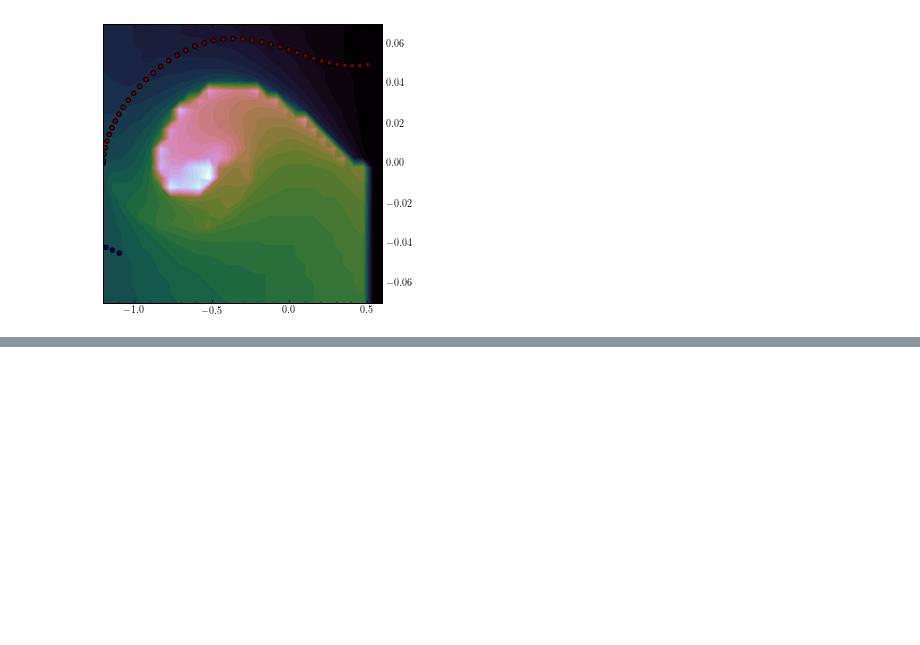
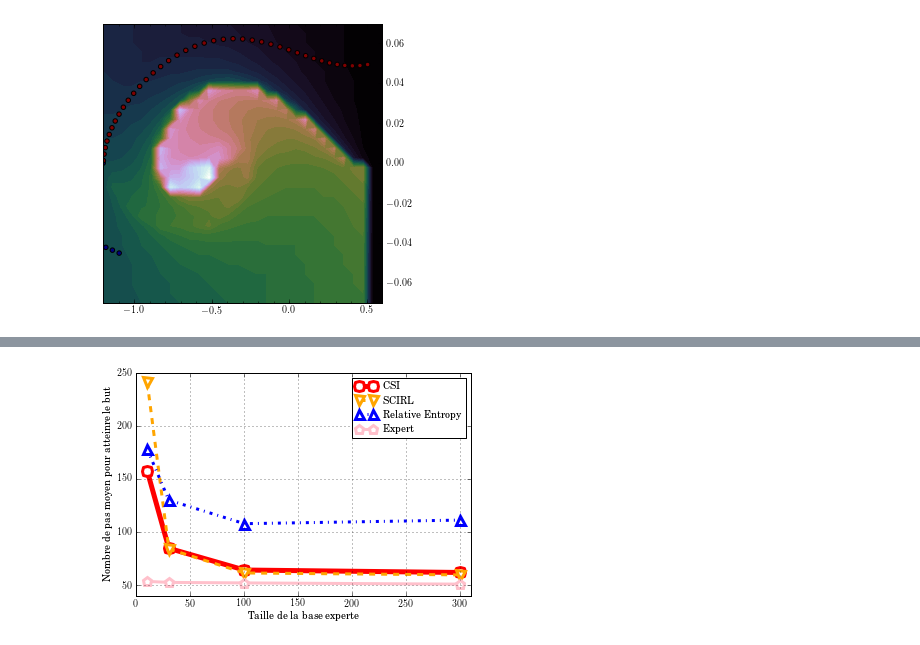
Before and after one commit to edouardklein/RL-and-IRL, a Jupyter notebook: Plot19.ipynb, the cells around one changed output, grey strips where cells are left out. Drawn from its saved outputs; the diff is of its cells as text; code cells hidden in the pictures; blank space fills up the shorter version.

```diff
--- a/Plot19.ipynb
+++ b/Plot19.ipynb
@@ -436,0 +474,25 @@ UnicodeEncodeError: 'ascii' codec can't encode character '\xe9' in position 308:
+# %%
+X=[10, 30, 100, 300, 700, 1000]
+CSI_data = genfromtxt("data/CSI_X_10_30_100_300_700_1000.mat")
+SCIRL_data = genfromtxt("data/SCIRL_X_10_30_100_300_700_1000.mat")
+SCIRLMC_data = genfromtxt("data/SCIRLMC_X_10_30_100_300_700_1000.mat")
+RE_data = genfromtxt("data/RE_X_10_30_100_300_700_1000.mat")
+Classif_data = genfromtxt("data/Classif_X_10_30_100_300_700_1000.mat")
+Expert_data = genfromtxt("data/Expert_X_10_30_100_300_700_1000.mat")
+rc('text', usetex=True)
+rcParams['text.usetex'] = True
+rcParams['font.family'] = 'serif'
+rcParams['legend.fontsize'] = 'medium'
+plot(X[:4],mean(CSI_data,axis=1)[:4],"ro-",mec="r", mfc="w", lw=5, mew=3, ms=10, label=r"CSI")
+plot(X[:4],mean(SCIRLMC_data,axis=1)[:4],"v--",color='orange',mec="orange", mfc="w", lw=3, mew=3, ms=9, label="SCIRL")
+plot(X[:4],mean(RE_data,axis=1)[:4],"^-.",color='blue',mec="blue", mfc="w", lw=3, mew=3, ms=9, label=r"Relative Entropy")
+#plot(X[:4],mean(Classif_data,axis=1)[:4],"s:",color='green',mec="green", mfc="w", lw=3, mew=3, ms=9, label="Classification")
+plot(X[:4],mean(Expert_data,axis=1)[:4],"p-",color='pink',mec="pink", mfc="w", lw=3, mew=3, ms=9, label="Expert")
+axis([0,310,40,250])
+legend()
+xlabel(r"Taille de la base experte")
+ylabel("Nombre de pas moyen pour atteinre le but")
+grid()
+savefig("mountain_car_csi.pdf")
+# %% [output]
+[figure, added]
```
Also changed, not shown: parts of 4 cells of this notebook, 7 other files.
